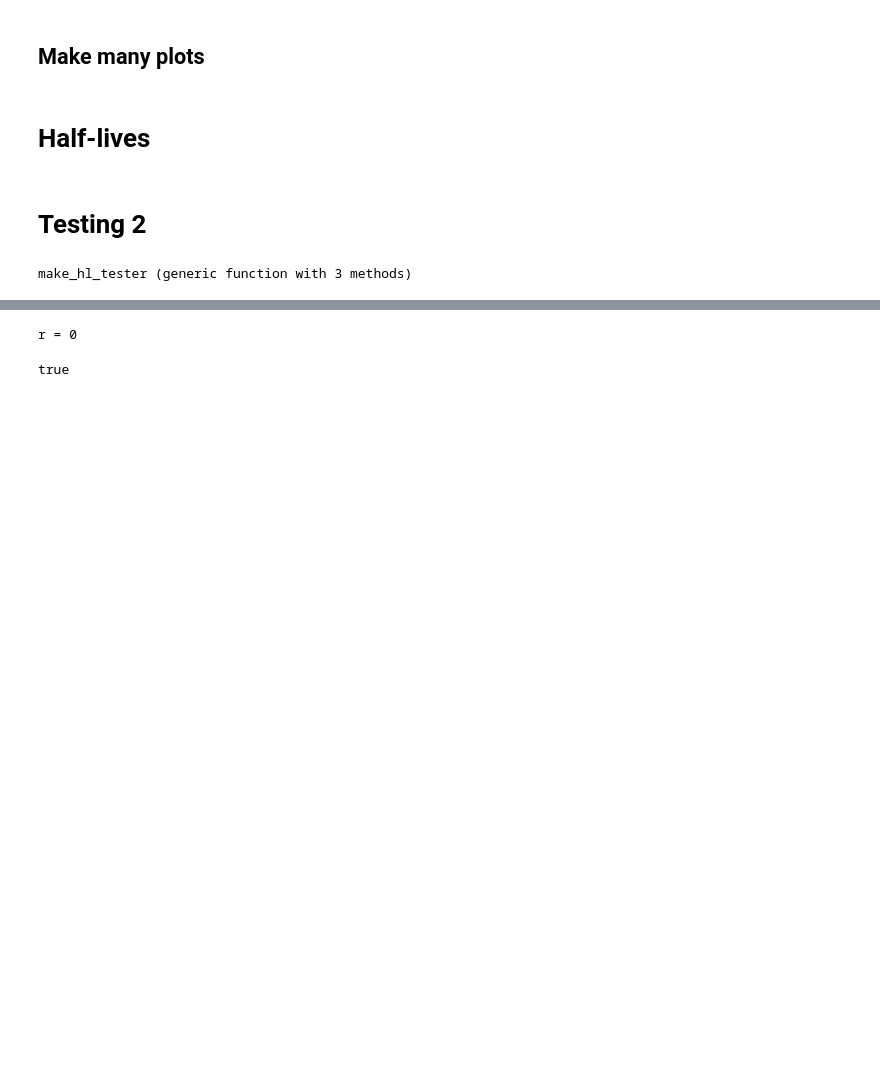
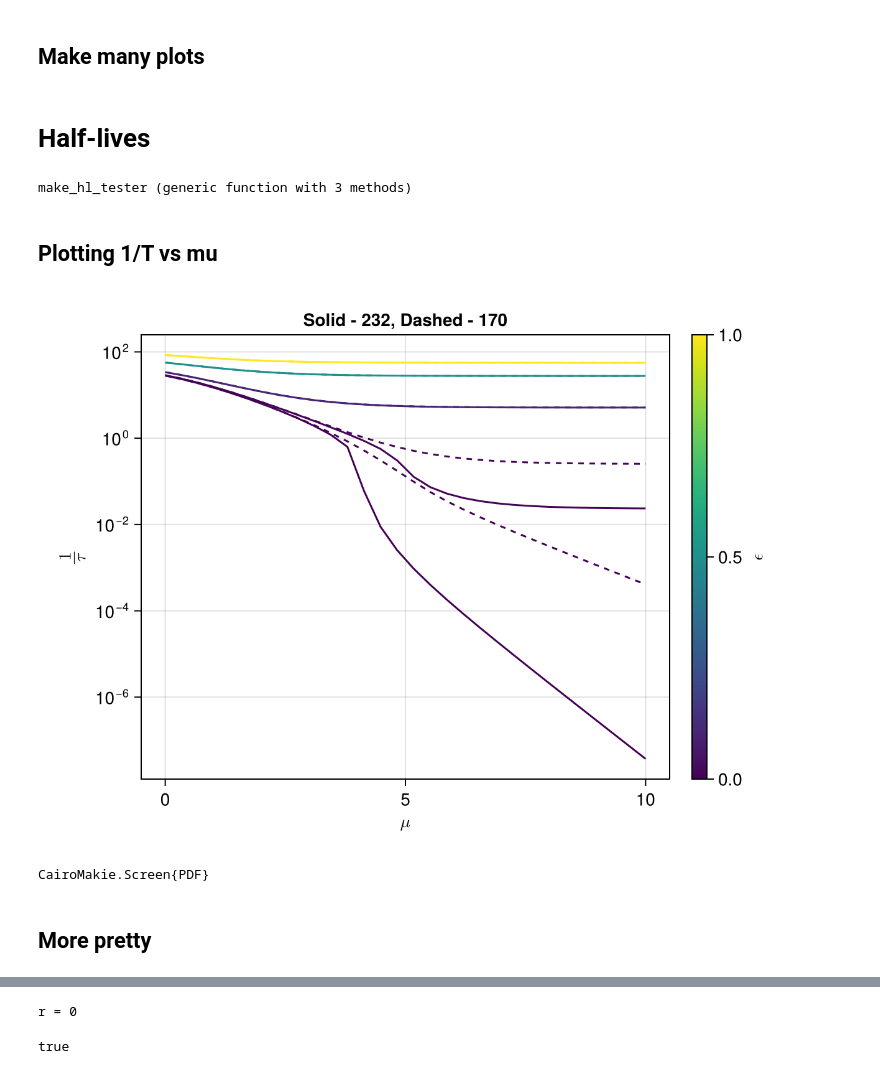
Before and after one commit to kockahonza/TopoStoch, a Jupyter notebook: notebooks/ma_figures_0sv1s.ipynb, the cells around one changed output, grey strips where cells are left out. Saved outputs shown, nothing was run; the diff lists cells and outputs as text; code cells hidden in the pictures; blank space fills up the shorter version.

```diff
--- a/notebooks/ma_figures_0sv1s.ipynb
+++ b/notebooks/ma_figures_0sv1s.ipynb
@@ -382,8 +394,6 @@ for r in ca_ucodes_f1()
 end
 # %% [markdown]
 # Half-lives
-# %% [markdown]
-# Testing 2
 # %%
 using NonlinearSolve
 function make_hl_tester(L, r, threshold=0.9, tmax=1e10)
@@ -417,3 +427,47 @@ function make_hl_tester(L, r, threshold=0.9, tmax=1e10)
 end
 # %% [output]
 make_hl_tester (generic function with 3 methods)
+# %% [markdown]
+## Plotting 1/T vs mu
+# %%
+L = 6
+th = 0.9
+tmax = 1e10
+
+f = Figure()
+ax = Axis(f[1,1];
+    xlabel=L"\mu",
+    ylabel=L"\frac{1}{\tau}",
+    yscale=log10,
+)
+
+mus = range(0., 10, 30)
+epsilons = [0., 1e-2, 0.1, 0.5, 1.]
+
+for r in (232, 170)
+    tester = make_hl_tester(L, r, th, tmax)
+    for epsilon in epsilons
+        ts = tester.(mus, epsilon)
+        lines!(ax, mus, 1.0 ./ ts;
+            linestyle=(r == 232) ? :solid : :dash,
+            # label=(@sprintf "Rule %d, eps %.3g" r epsilon),
+            color=epsilon,
+            colorrange=extrema(epsilons)
+        )
+    end
+end
+Colorbar(f[1,2]; colorrange=extrema(epsilons), label=L"\epsilon")
+
+ax.title = "Solid - 232, Dashed - 170"
+
+# axislegend(ax)
+
+f
+# %% [output]
+[figure, added]
+# %%
+save("../data/figures/0sv1s/invtau_vs_mu.pdf", f)
+# %% [output]
+CairoMakie.Screen{PDF}
+# %% [markdown]
+## More pretty
```
Also changed, not shown: parts of 20 cells of this notebook, 23 other files.
